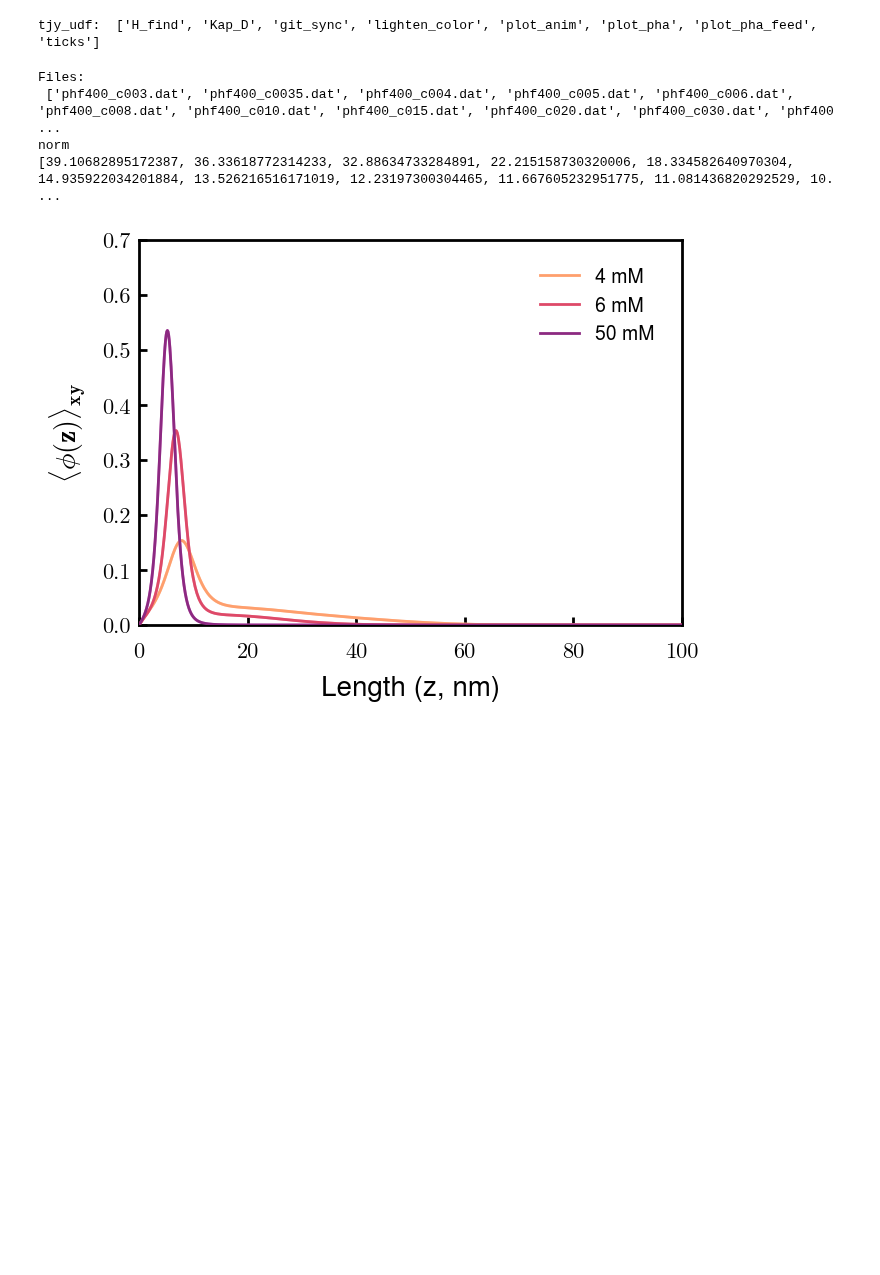
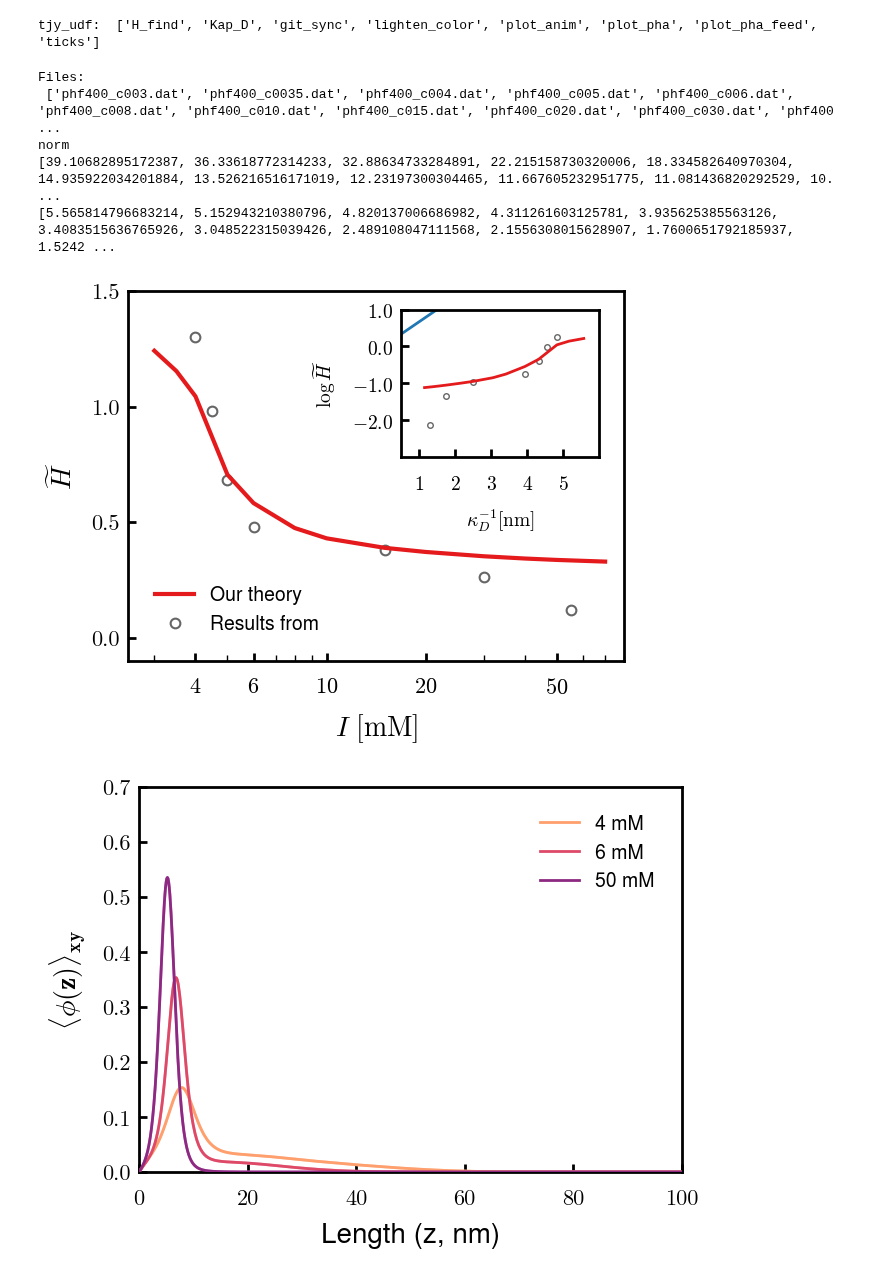
Before and after one commit to tyokokur/utilities, a Jupyter notebook: python/nfh_vis.ipynb, the cells around one changed output. Drawn from its saved outputs; the diff is of its cells as text; code cells hidden in the pictures; blank space fills up the shorter version.

```diff
--- a/python/nfh_vis.ipynb
+++ b/python/nfh_vis.ipynb
@@ -91,10 +91,12 @@ axins.plot(xDeb, ylog, 'o', c=tjy.lighten_color('k', 0.60), mew=1.0, ms=4, marke
 
 # ax.set_ylim(0.1, 1.5)
 # ax.set_yticks([0.1, 0.2, 0.5, 1.0, 1.5])
+
+axins.plot([0, 5], [, 10/3])
 axins.set_xticks([1, 2, 3, 4, 5])
 axins.set_xlim(0.5, 6.0)
 axins.set_yticks([-2, -1, 0, 1])
-axins.set_ylim(-3.0, 0.55)
+axins.set_ylim(-3.0, 1.00)
 
 axins.set_ylabel(r'$\log\widetilde{H}$', fontsize=14)
 axins.set_xlabel(r'$\mathbf{\kappa}_D^{-1} [\mathrm{nm}]$', fontsize=14)
@@ -104,33 +106,35 @@ ax.set_xscale('log')
 ax.set_xlim(2.5, 80)
 ax.set_xticks([4, 6, 10, 20, 50])
 
 ax.set_ylim(-0.1, 1.5)
 ax.set_yticks([0.0, 0.5, 1.0, 1.5])
 ax.set_ylabel(r'$\widetilde{H}$')
 ax.set_xlabel(r'$I\ [\mathrm{mM}]$')
 
 class xScalarFormatterClass(ticker.ScalarFormatter):
     def _set_format(self):
         self.format = "$%d$" # New precision
 class yScalarFormatterClass(ticker.ScalarFormatter):
     def _set_format(self):
         self.format = "$%.1f$" # New precision
 axins.xaxis.set_major_formatter(xScalarFormatterClass(useMathText=True))
 ax.xaxis.set_major_formatter(xScalarFormatterClass(useMathText=True))
 axins.yaxis.set_major_formatter(yScalarFormatterClass(useMathText=True))
 axins.xaxis.set_tick_params(labelsize=14)
 axins.yaxis.set_tick_params(labelsize=14)
 
 # plt.gcf().text(0.000, 0.82, '(a)', fontsize=24)
 tjy.ticks()
 
 # plt.savefig('./imgs/hprof.eps')
 plt.show()
 # %% [output]
 Files:
  ['phf400_c003.dat', 'phf400_c0035.dat', 'phf400_c004.dat', 'phf400_c005.dat', 'phf400_c006.dat', 'phf400_c008.dat', 'phf400_c010.dat', 'phf400_c015.dat', 'phf400_c020.dat', 'phf400_c030.dat', 'phf400 ...
 norm
 [39.10682895172387, 36.33618772314233, 32.88634733284891, 22.215158730320006, 18.334582640970304, 14.935922034201884, 13.526216516171019, 12.23197300304465, 11.667605232951775, 11.081436820292529, 10. ...
+[5.565814796683214, 5.152943210380796, 4.820137006686982, 4.311261603125781, 3.935625385563126, 3.4083515636765926, 3.048522315039426, 2.489108047111568, 2.1556308015628907, 1.7600651792185937, 1.5242 ...
+[figure, added]
 # %%
 # labs = ['003', '0035', '004', '005', '006', '008', '010', '020', '050']
 labs = ['004', '006', '050']
```
